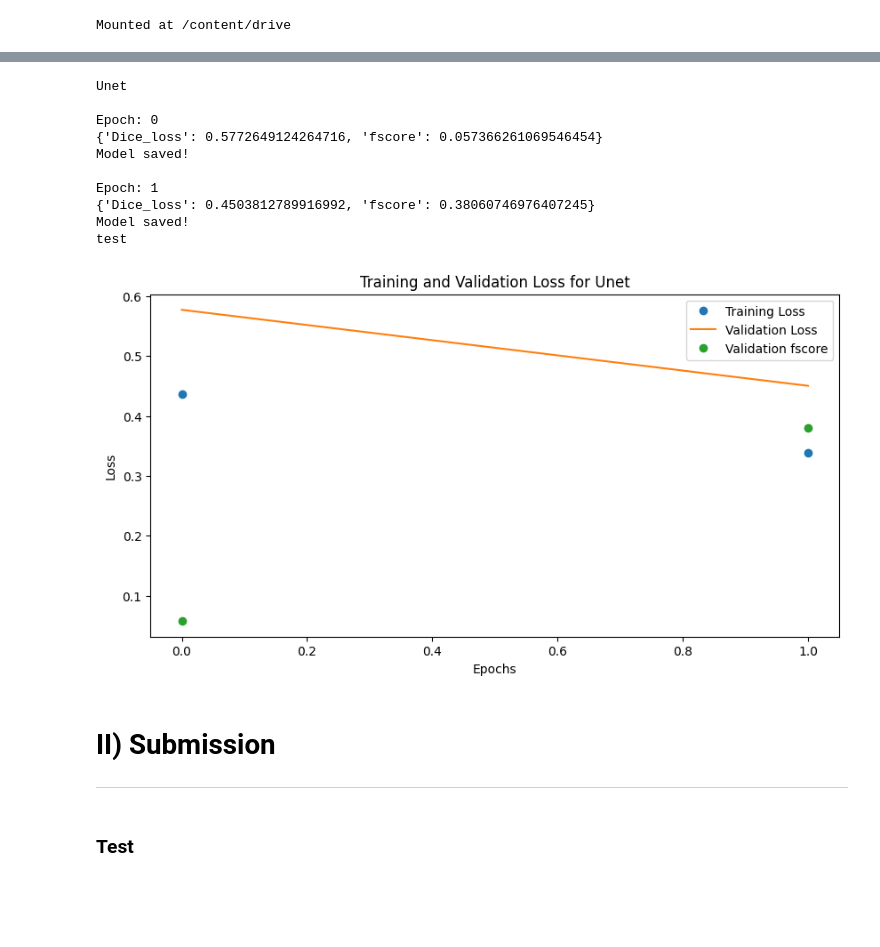
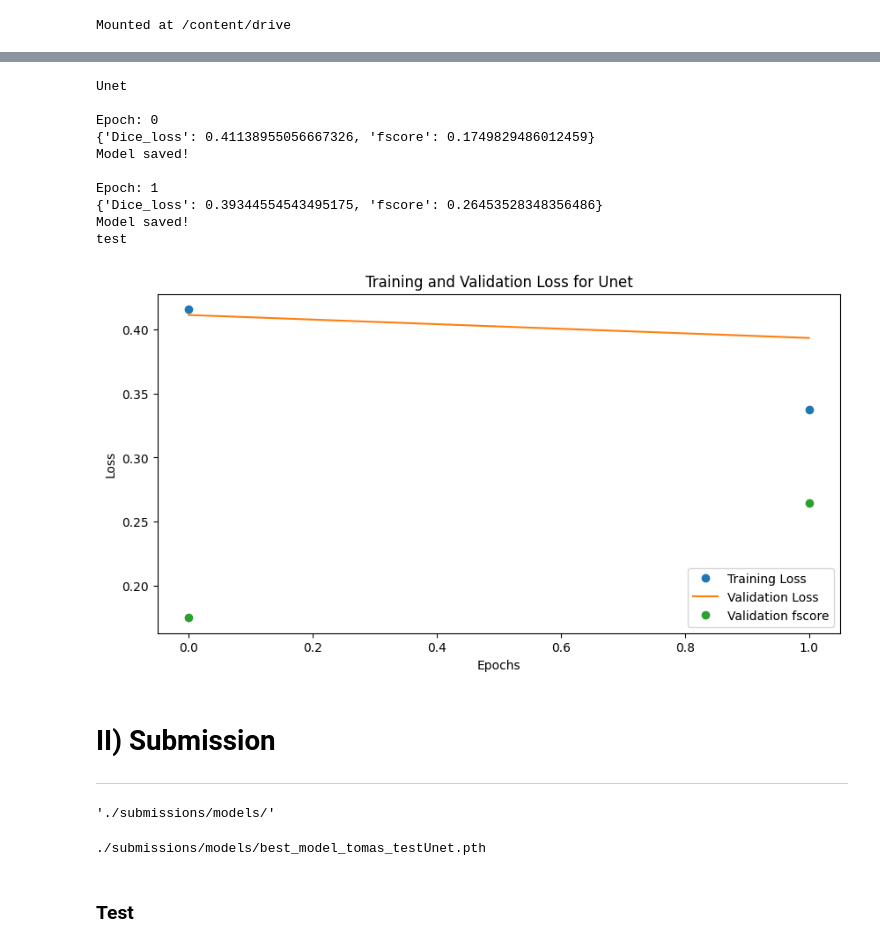
Before and after one commit to TomasVDDC/road-segmentation, a Jupyter notebook: runTomas.ipynb, the cells around one changed output, grey strips where cells are left out. Saved outputs shown, nothing was run; the diff lists cells and outputs as text; code cells hidden in the pictures; blank space fills up the shorter version.

Commit message:
Add working submission to runTomas

```diff
--- a/runTomas.ipynb
+++ b/runTomas.ipynb
@@ -4,6 +4,10 @@ drive.mount('/content/drive',force_remount=True)
 # %% [output]
 Mounted at /content/drive
 # %%
-
-path_to_your_folder =  "/content/drive/MyDrive/ML_google_colab/Project 2/ml-project-2-roadmen-bruv" #edit with your own path
+victor = True
+tomas = False
+if tomas:
+  path_to_your_folder =  "/content/drive/MyDrive/ML_google_colab/Project 2/ml-project-2-roadmen-bruv" #edit with your own path
+if victor:
+  path_to_your_folder = "/content/drive/MyDrive/EPFL/MachineLearningMA3/ml-project-2-roadmen-bruv"
 %cd $path_to_your_folder
@@ -52,9 +58,10 @@ from mask_to_submission import masks_to_submission
 # %%
 #Creates the necessary folders for saving results
 
-model_weights_folder = './results/model_weights/'
+model_weights_folder = './submissions/models/'
 os.makedirs(model_weights_folder, exist_ok=True)
 
-submission_folder = './submissions/eval_imgs/'
+SUBMISSION_NAME = "submission_" + "test_run_tomas/"
+submission_folder = './submissions/' + SUBMISSION_NAME
 os.makedirs(submission_folder, exist_ok=True)
 # %%
@@ -308,48 +384,54 @@ for model,model_name in models:
       # do something (save model, change lr, etc.)
       if max_score < valid_logs['fscore']:
           max_score = valid_logs['fscore']
-          torch.save(model, model_weights_folder + 'best_model_{}.pth'.format(model_name))
+          torch.save(model, model_weights_folder + 'best_model_tomas_test{}.pth'.format(model_name))
           print('Model saved!')
 
       if i == 25:
           optimizer.param_groups[0]['lr'] = 1e-5
           print('Decrease decoder learning rate to 1e-5!')
   epochs = range(0,len(train_loss_array))
 
   save_results(PARAMS,train_loss_array,validation_loss_array,validation_fscore_array)
 
 
   plt.figure(figsize=(10, 5))
   plt.plot(epochs, train_loss_array,"o", label='Training Loss')
   plt.plot(epochs, validation_loss_array,  label='Validation Loss')
   plt.plot(epochs, validation_fscore_array, "o" ,  label='Validation fscore')
   plt.title('Training and Validation Loss for {}'.format(model_name))
   plt.xlabel('Epochs')
   plt.ylabel('Loss')
   plt.legend()
 # %% [output]
 Unet
 
 Epoch: 0
-{'Dice_loss': 0.5772649124264716, 'fscore': 0.057366261069546454}
+{'Dice_loss': 0.41138955056667326, 'fscore': 0.1749829486012459}
 Model saved!
 
 Epoch: 1
-{'Dice_loss': 0.4503812789916992, 'fscore': 0.38060746976407245}
+{'Dice_loss': 0.39344554543495175, 'fscore': 0.26453528348356486}
 Model saved!
 test
-[figure, old version]
+[figure, new version]
 # %% [markdown]
 # II) Submission
 
 ---
+# %%
+model_weights_folder
+# %% [output]
+'./submissions/models/'
 # %%
-
 MODEL_NAME = "Unet"
-MODEL_PATH = model_weights_folder + 'best_model_{}.pth'.format(MODEL_NAME)
+MODEL_PATH = model_weights_folder + f'best_model_tomas_test{MODEL_NAME}.pth'
+print(MODEL_PATH)
 DEVICE ='cuda'
 
 test_model = torch.load(MODEL_PATH)
+# %% [output]
+./submissions/models/best_model_tomas_testUnet.pth
 # %% [markdown]
 ### Test
 # %%
```
Also changed, not shown: parts of 10 cells of this notebook.
